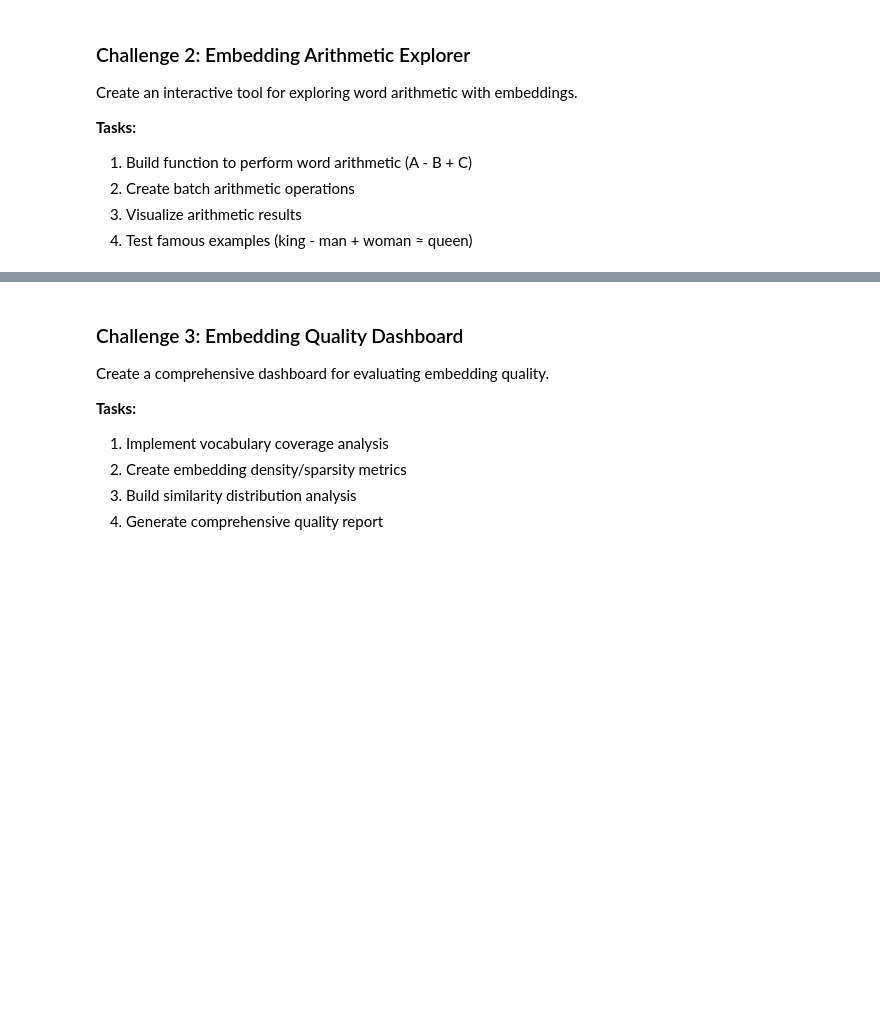
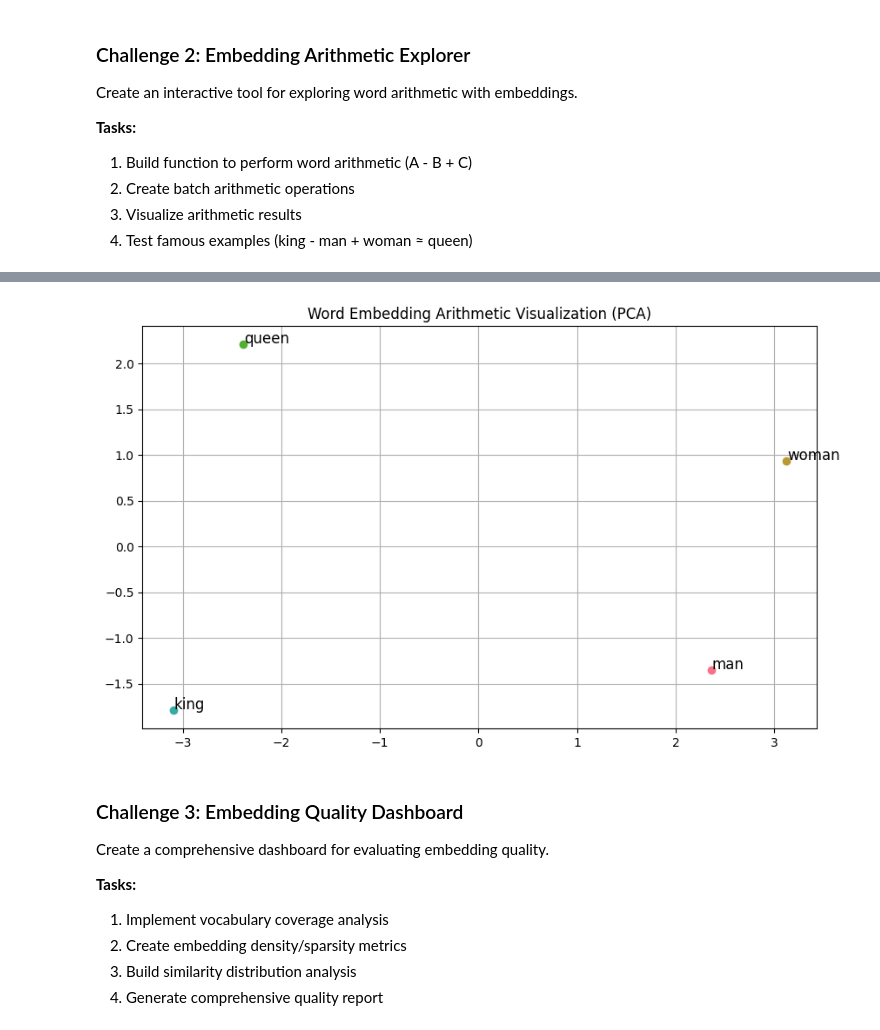
Before and after one commit to rishikiranap/dSL-Lab-Coding-Challenge, a Jupyter notebook: 2_word_embeddings_and_vectorization.ipynb, the cells around one changed output, grey strips where cells are left out. Saved outputs shown, nothing was run; the diff lists cells and outputs as text; code cells hidden in the pictures; blank space fills up the shorter version.

```diff
--- a/2_word_embeddings_and_vectorization.ipynb
+++ b/2_word_embeddings_and_vectorization.ipynb
@@ -1549,0 +1544,90 @@ Challenge L2: Implement embedding arithmetic explorer
+# %%
+import numpy as np
+import matplotlib.pyplot as plt
+from sklearn.decomposition import PCA
+
+class EmbeddingArithmetic:
+    def __init__(self, model):
+        self.model = model
+
+    def word_arithmetic(self, positive_words, negative_words, topn=5):
+        """
+        Computes: positive_words - negative_words
+        Returns top 'topn' similar words with scores.
+        """
+        try:
+            return self.model.most_similar(positive=positive_words, negative=negative_words, topn=topn)
+        except KeyError as e:
+            print(f"Word not in vocabulary: {e}")
+            return []
+
+    def batch_arithmetic(self, arithmetic_examples):
+        """
+        Runs multiple word arithmetic operations.
+        Each example: (positive_words, negative_words, expected_result)
+        """
+        results = []
+        for positive, negative, expected in arithmetic_examples:
+            matches = self.word_arithmetic(positive, negative)
+            results.append({
+                'positive': positive,
+                'negative': negative,
+                'expected': expected,
+                'top_matches': matches
+            })
+        return results
+
+    def visualize_arithmetic(self, positive_words, negative_words, result_words):
+        """
+        Visualizes the word vectors using PCA in 2D.
+        """
+        words = list(set(positive_words + negative_words + result_words))
+        vectors, labels = [], []
+
+        for word in words:
+            if word in self.model:
+                vectors.append(self.model[word])
+                labels.append(word)
+
+        if len(vectors) < 2:
+            print("Not enough words to visualize.")
+            return
+
+        reduced = PCA(n_components=2).fit_transform(vectors)
+
+        plt.figure(figsize=(10, 6))
+        for (x, y), label in zip(reduced, labels):
+            plt.scatter(x, y)
+            plt.text(x + 0.01, y + 0.01, label, fontsize=12)
+
+        plt.title("Word Embedding Arithmetic Visualization (PCA)")
+        plt.grid(True)
+        plt.show()
+
+# ================================
+# Test the EmbeddingArithmetic class
+# ================================
+if __name__ == "__main__":
+    from gensim.downloader import load
+    model = load("glove-wiki-gigaword-100")
+
+    arithmetic_explorer = EmbeddingArithmetic(model)
+
+    print("\n=== Test 1: Simple Arithmetic ===")
+    result = arithmetic_explorer.word_arithmetic(["king", "woman"], ["man"])
+    for word, score in result:
+        print(f"{word}: {score:.4f}")
+
+    print("\n=== Test 2: Batch Arithmetic ===")
+    examples = [
+        (["king", "woman"], ["man"], "queen"),
+        (["paris", "italy"], ["france"], "rome"),
+    ]
+    for res in arithmetic_explorer.batch_arithmetic(examples):
+        print(f"\n{res['positive']} - {res['negative']} = ? (Expected: {res['expected']})")
+        for word, score in res["top_matches"]:
+            print(f"{word}: {score:.4f}")
+
+    print("\n=== Test 3: Visualization ===")
+    arithmetic_explorer.visualize_arithmetic(["king", "woman"], ["man"], ["queen"])
+# %% [output]
@@ -1550,3 +1651,4 @@ Challenge L2: Implement embedding arithmetic explorer
+[figure, added]
 # %% [markdown]
 ### Challenge 3: Embedding Quality Dashboard
 
```
Also changed, not shown: parts of 5 cells of this notebook, 3 other files.
